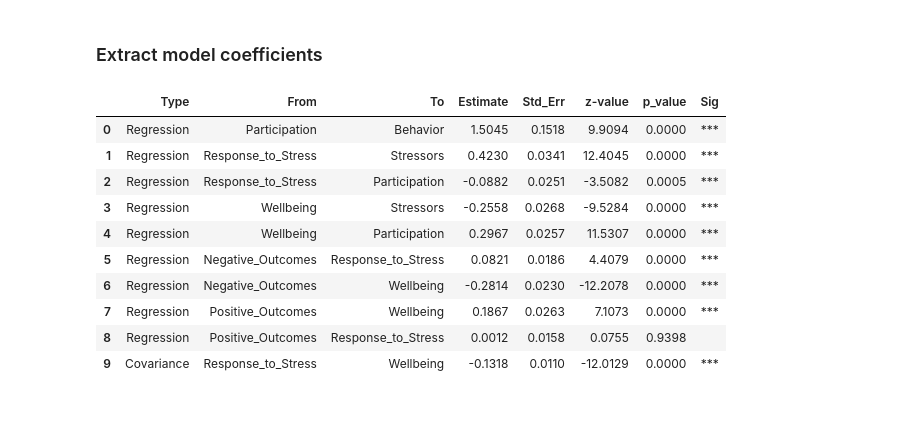
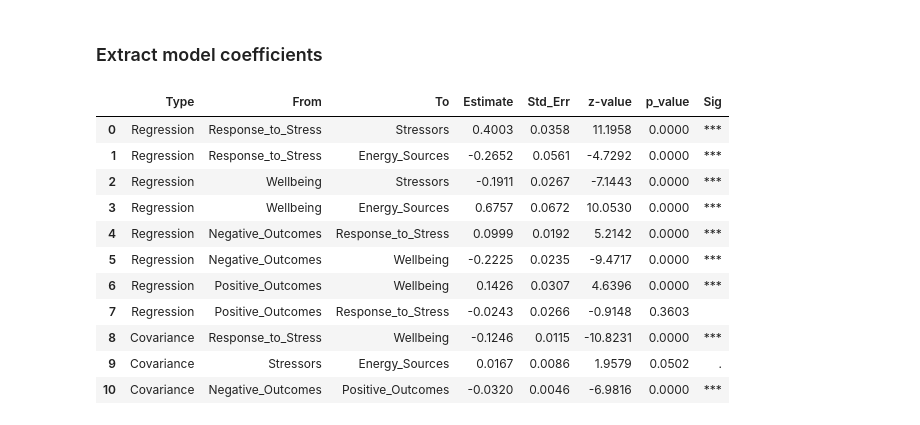
Before and after one commit to MC0338/Project-Data-Science, a Jupyter notebook: DataAnalysis.ipynb, the cells around one changed output. Cells and saved outputs as stored; diff of their text form; code cells hidden in the pictures.

Commit message:
Model with Energy Sources back

```diff
--- a/DataAnalysis.ipynb
+++ b/DataAnalysis.ipynb
@@ -12,3 +12,16 @@ from semopy.inspector import inspect
 ### Import the dataset
 # %%
 df = pd.read_csv("Welzijnsmonitor2025_scaled_normalised_UTF8.csv", sep=";")
+# %%
+Q1 = df['StPunt_beh'].quantile(0.25)
+Q3 = df['StPunt_beh'].quantile(0.75)
+IQR = Q3 - Q1
+
+outlier_mask = (df['StPunt_beh'] < (Q1 - 1.5 * IQR)) | (df['StPunt_beh'] > (Q3 + 1.5 * IQR))
+outlier_counts = outlier_mask.sum()
+
+print("\nNumber of outliers per numeric variable:")
+print(outlier_counts)
+
+df = df[~outlier_mask].copy()
+print("\nNew shape after removing outliers:", df.shape)
@@ -173,19 +186,18 @@ def pretty_sem_latent_explicit(model):
     wanted = [
         # covariances
         ("Response_to_Stress", "~~", "Wellbeing"),
-        ("Stressors", "~~", "Behavior"),
+        ("Stressors", "~~", "Energy_Sources"),
+        ("Negative_Outcomes", "~~", "Positive_Outcomes"),
 
         # regressions
-        ("Participation", "~",  "Intervention"),
-        ("Participation", "~",  "Behavior"),
         ("Response_to_Stress", "~",  "Stressors"),
-        ("Response_to_Stress", "~",  "Participation"),
+        ("Response_to_Stress", "~",  "Energy_Sources"),
         ("Wellbeing",          "~",  "Stressors"),
-        ("Wellbeing",          "~",  "Participation"),
+        ("Wellbeing",          "~",  "Energy_Sources"),
         ("Negative_Outcomes",  "~",  "Response_to_Stress"),
         ("Negative_Outcomes",  "~",  "Wellbeing"),
+        ("Positive_Outcomes",  "~",  "Wellbeing"),
         ("Positive_Outcomes",  "~",  "Response_to_Stress"),
-        ("Positive_Outcomes",  "~",  "Wellbeing"),
     ]
 
     wanted_df = pd.DataFrame(wanted, columns=["lval", "op", "rval"])
@@ -204,40 +216,41 @@ def pretty_sem_latent_explicit(model):
 
     # Significance stars
     def stars(p):
         if pd.isna(p): return ""
         if p < 0.001: return "***"
         if p < 0.01:  return "**"
         if p < 0.05:  return "*"
         if p < 0.10:  return "."
         return ""
 
     df["Sig"] = df["p_value"].apply(stars)
 
     # Numeric & rounded
     for col in ["Estimate", "Std. Err", "z-value", "p_value"]:
         df[col] = pd.to_numeric(df[col], errors="coerce").round(4)
 
     # Final table
     nice = df[[
         "Type", "From", "To",
         "Estimate", "Std. Err", "z-value", "p_value", "Sig"
     ]].copy()
 
     nice = nice.rename(columns={"Std. Err": "Std_Err"})
 
     return nice
 
 latent_table = pretty_sem_latent_explicit(model)
 latent_table   # last line in the cell → shows a nice table
 # %% [output]
 |  | Type | From | To | Estimate | Std_Err | z-value | p_value | Sig |
-| 0 | Regression | Participation | Behavior | 1.5045 | 0.1518 | 9.9094 | 0.0000 | *** |
-| 1 | Regression | Response_to_Stress | Stressors | 0.4230 | 0.0341 | 12.4045 | 0.0000 | *** |
-| 2 | Regression | Response_to_Stress | Participation | -0.0882 | 0.0251 | -3.5082 | 0.0005 | *** |
-| 3 | Regression | Wellbeing | Stressors | -0.2558 | 0.0268 | -9.5284 | 0.0000 | *** |
-| 4 | Regression | Wellbeing | Participation | 0.2967 | 0.0257 | 11.5307 | 0.0000 | *** |
-| 5 | Regression | Negative_Outcomes | Response_to_Stress | 0.0821 | 0.0186 | 4.4079 | 0.0000 | *** |
-| 6 | Regression | Negative_Outcomes | Wellbeing | -0.2814 | 0.0230 | -12.2078 | 0.0000 | *** |
-| 7 | Regression | Positive_Outcomes | Wellbeing | 0.1867 | 0.0263 | 7.1073 | 0.0000 | *** |
-| 8 | Regression | Positive_Outcomes | Response_to_Stress | 0.0012 | 0.0158 | 0.0755 | 0.9398 |  |
-| 9 | Covariance | Response_to_Stress | Wellbeing | -0.1318 | 0.0110 | -12.0129 | 0.0000 | *** |
+| 0 | Regression | Response_to_Stress | Stressors | 0.4003 | 0.0358 | 11.1958 | 0.0000 | *** |
+| 1 | Regression | Response_to_Stress | Energy_Sources | -0.2652 | 0.0561 | -4.7292 | 0.0000 | *** |
+| 2 | Regression | Wellbeing | Stressors | -0.1911 | 0.0267 | -7.1443 | 0.0000 | *** |
+| 3 | Regression | Wellbeing | Energy_Sources | 0.6757 | 0.0672 | 10.0530 | 0.0000 | *** |
+| 4 | Regression | Negative_Outcomes | Response_to_Stress | 0.0999 | 0.0192 | 5.2142 | 0.0000 | *** |
+| 5 | Regression | Negative_Outcomes | Wellbeing | -0.2225 | 0.0235 | -9.4717 | 0.0000 | *** |
+| 6 | Regression | Positive_Outcomes | Wellbeing | 0.1426 | 0.0307 | 4.6396 | 0.0000 | *** |
+| 7 | Regression | Positive_Outcomes | Response_to_Stress | -0.0243 | 0.0266 | -0.9148 | 0.3603 |  |
+| 8 | Covariance | Response_to_Stress | Wellbeing | -0.1246 | 0.0115 | -10.8231 | 0.0000 | *** |
+| 9 | Covariance | Stressors | Energy_Sources | 0.0167 | 0.0086 | 1.9579 | 0.0502 | . |
+| 10 | Covariance | Negative_Outcomes | Positive_Outcomes | -0.0320 | 0.0046 | -6.9816 | 0.0000 | *** |
```
Also changed, not shown: parts of 7 cells of this notebook, 6 other files.
